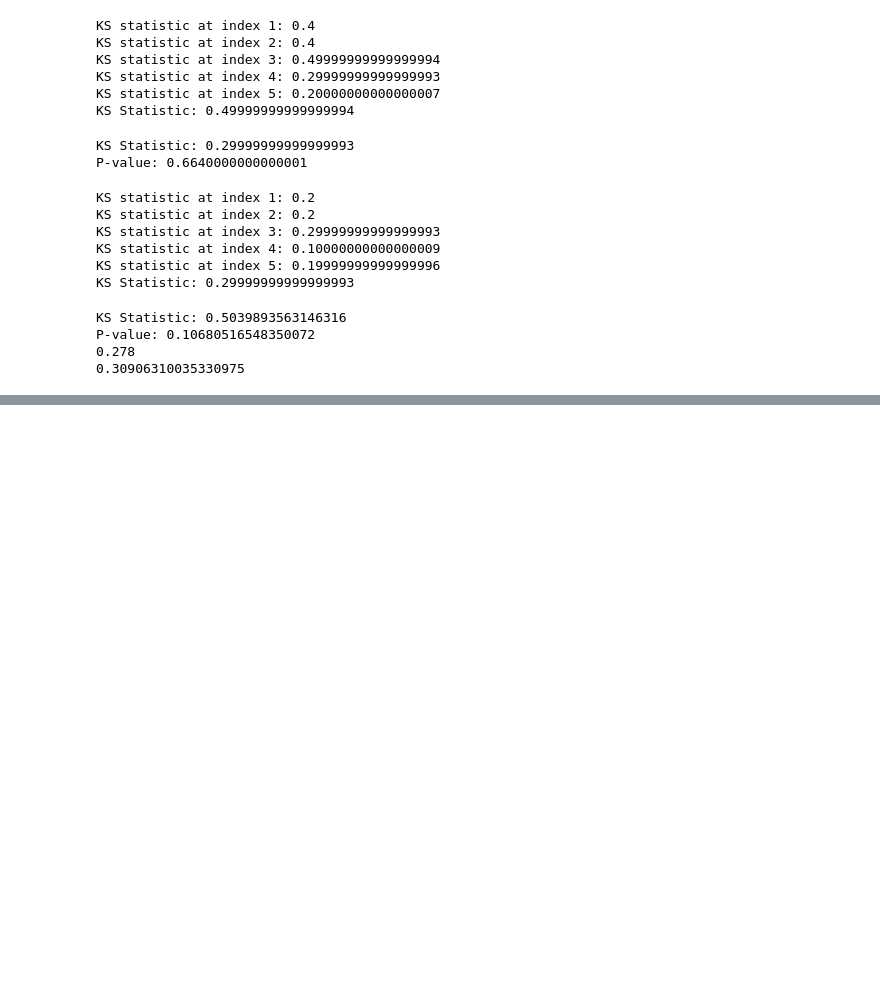
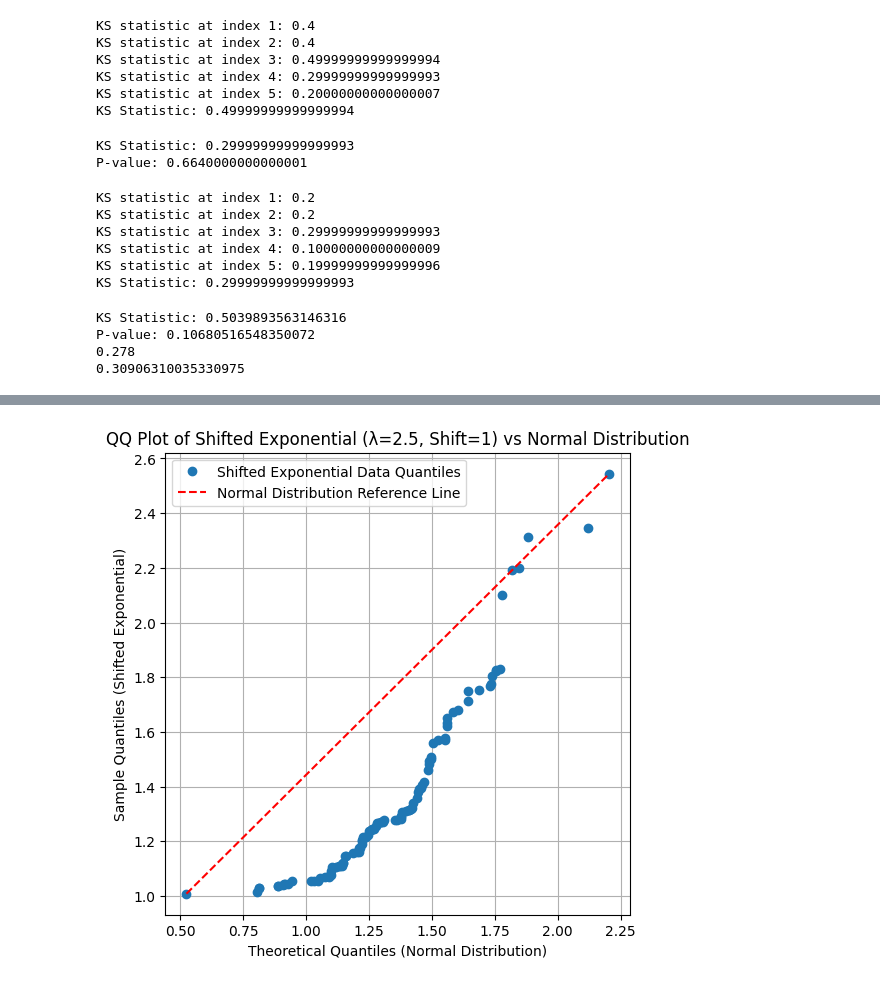
Before and after one commit to mariakesa/NeuroGarage, a Jupyter notebook: manifolds/chatgpt_first_pass.ipynb, the cells around one changed output, grey strips where cells are left out. Drawn from its saved outputs; the diff is of its cells as text; code cells hidden in the pictures; blank space fills up the shorter version.

```diff
--- a/manifolds/chatgpt_first_pass.ipynb
+++ b/manifolds/chatgpt_first_pass.ipynb
@@ -243,0 +311,31 @@ P-value: 0.10680516548350072
+# %%
+import numpy as np
+import matplotlib.pyplot as plt
+import scipy.stats as stats
+
+# Parameters
+lambda_param = 2.5
+n = 100  # Number of data points
+
+# Generate data from a shifted exponential distribution
+exp_data = np.random.exponential(1 / lambda_param, n) + 1  # Shift by +1
+
+# Sort the data for the QQ plot
+exp_data_sorted = np.sort(exp_data)
+
+# Generate theoretical quantiles from a standard normal distribution
+normal_quantiles = np.sort(np.random.normal(loc=np.mean(exp_data), scale=np.std(exp_data), size=n))
+
+# Create the QQ plot
+plt.figure(figsize=(6, 6))
+plt.plot(normal_quantiles, exp_data_sorted, 'o', label='Shifted Exponential Data Quantiles')
+plt.plot([min(normal_quantiles), max(normal_quantiles)],
+         [min(exp_data_sorted), max(exp_data_sorted)], 'r--', label='Normal Distribution Reference Line')
+plt.xlabel('Theoretical Quantiles (Normal Distribution)')
+plt.ylabel('Sample Quantiles (Shifted Exponential)')
+plt.title('QQ Plot of Shifted Exponential (λ=2.5, Shift=1) vs Normal Distribution')
+plt.legend()
+plt.grid(True)
+plt.show()
+# %% [output]
+[figure, added]
```
Also changed, not shown: parts of 2 cells of this notebook, 10 other files.
